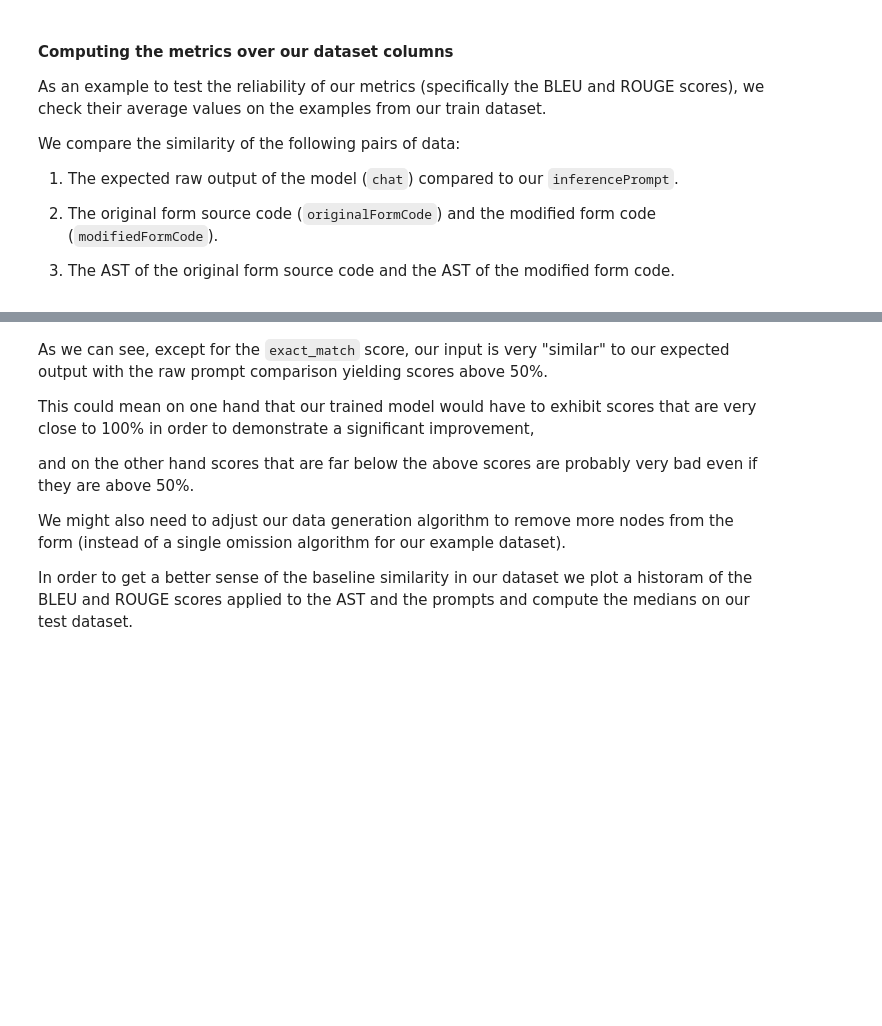
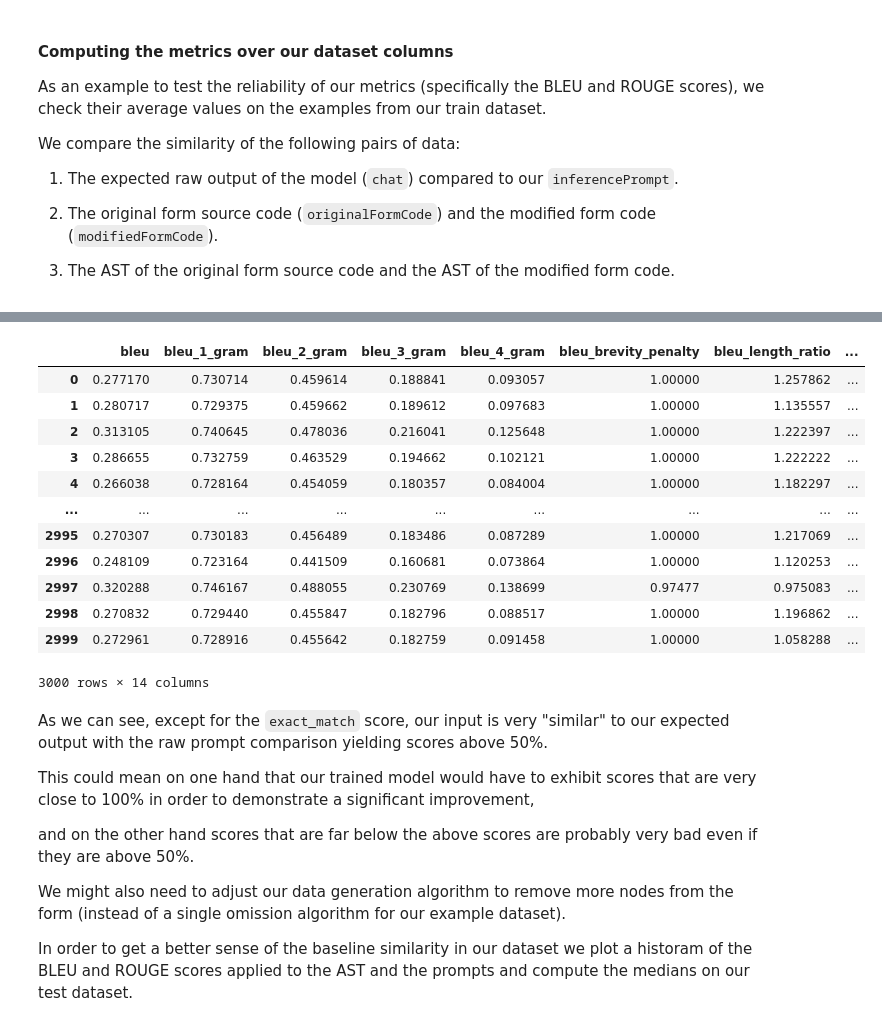
Before and after one commit to guyo13/Form-Lang, a Jupyter notebook: ml/Domain-Specific-Code-Generation-In-FormLang.ipynb, the cells around one changed output, grey strips where cells are left out. Saved outputs shown, nothing was run; the diff lists cells and outputs as text; code cells hidden in the pictures; blank space fills up the shorter version.

```diff
--- a/ml/Domain-Specific-Code-Generation-In-FormLang.ipynb
+++ b/ml/Domain-Specific-Code-Generation-In-FormLang.ipynb
@@ -900,0 +935,5 @@ Wall time: 3min 28s
+# %%
+%%time
+json_ast_results = compute_json_ast_metrics(ds_3k_with_prompts, all_metrics)
+json_ast_results
+# %% [output]
@@ -901,3 +942,16 @@ Wall time: 3min 28s
+|  | bleu | bleu_1_gram | bleu_2_gram | bleu_3_gram | bleu_4_gram | bleu_brevity_penalty | bleu_length_ratio | ... |
+| 0 | 0.277170 | 0.730714 | 0.459614 | 0.188841 | 0.093057 | 1.00000 | 1.257862 | ... |
+| 1 | 0.280717 | 0.729375 | 0.459662 | 0.189612 | 0.097683 | 1.00000 | 1.135557 | ... |
+| 2 | 0.313105 | 0.740645 | 0.478036 | 0.216041 | 0.125648 | 1.00000 | 1.222397 | ... |
+| 3 | 0.286655 | 0.732759 | 0.463529 | 0.194662 | 0.102121 | 1.00000 | 1.222222 | ... |
+| 4 | 0.266038 | 0.728164 | 0.454059 | 0.180357 | 0.084004 | 1.00000 | 1.182297 | ... |
+| ... | ... | ... | ... | ... | ... | ... | ... | ... |
+| 2995 | 0.270307 | 0.730183 | 0.456489 | 0.183486 | 0.087289 | 1.00000 | 1.217069 | ... |
+| 2996 | 0.248109 | 0.723164 | 0.441509 | 0.160681 | 0.073864 | 1.00000 | 1.120253 | ... |
+| 2997 | 0.320288 | 0.746167 | 0.488055 | 0.230769 | 0.138699 | 0.97477 | 0.975083 | ... |
+| 2998 | 0.270832 | 0.729440 | 0.455847 | 0.182796 | 0.088517 | 1.00000 | 1.196862 | ... |
+| 2999 | 0.272961 | 0.728916 | 0.455642 | 0.182759 | 0.091458 | 1.00000 | 1.058288 | ... |
+3000 rows × 14 columns
 # %% [markdown]
 As we can see, except for the `exact_match` score, our input is very "similar" to our expected output with the raw prompt comparison yielding scores above 50%.
 
```
Also changed, not shown: parts of 17 cells of this notebook.
